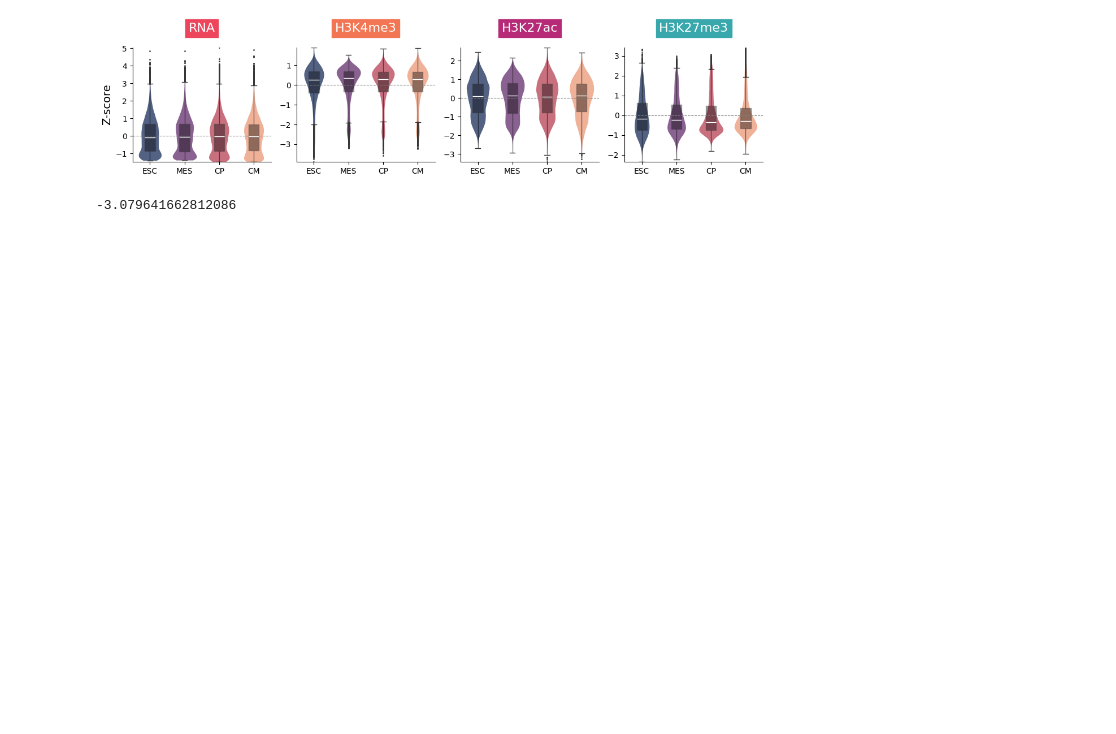
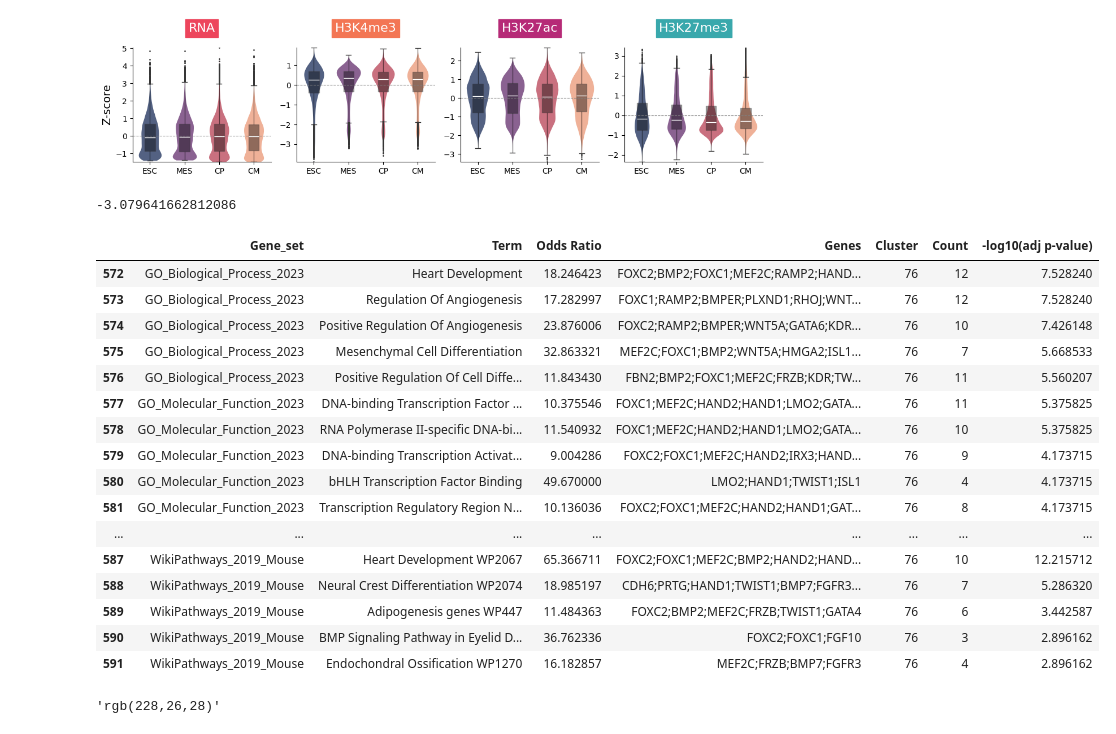
Before and after one commit to espositomario/CardioDiff-VAE-App, a Jupyter notebook: Streamlit.ipynb, the cells around one changed output. Cells and saved outputs as stored; diff of their text form; code cells hidden in the pictures; blank space fills up the shorter version.

Commit message:
Add new term enrichment plot interactivr

```diff
--- a/Streamlit.ipynb
+++ b/Streamlit.ipynb
@@ -536,3 +523,28 @@ plot_violin_box_grid(DATA, ['RNA','H3K4me3', 'H3K27ac', 'H3K27me3'], CT_LIST, HM
 DATA[Z_AVG_features].quantile([0.01]).min(axis=1)[0.01]
 # %% [output]
 -3.079641662812086
+# %%
+TOP5 = pd.read_csv("./data/TOP5_TermsPerCluster.csv", index_col=0)
+TOP5['Count'] = TOP5['Genes'].str.count(';') + 1
+TOP5['-log10(adj p-value)'] = -np.log10(TOP5['Adjusted P-value'])
+TOP5.drop(columns=['Adjusted P-value'], inplace=True)
+df= TOP5[TOP5['Cluster']==76]
+df
+# %% [output]
+|  | Gene_set | Term | Odds Ratio | Genes | Cluster | Count | -log10(adj p-value) |
+| 572 | GO_Biological_Process_2023 | Heart Development | 18.246423 | FOXC2;BMP2;FOXC1;MEF2C;RAMP2;HAND... | 76 | 12 | 7.528240 |
+| 573 | GO_Biological_Process_2023 | Regulation Of Angiogenesis | 17.282997 | FOXC1;RAMP2;BMPER;PLXND1;RHOJ;WNT... | 76 | 12 | 7.528240 |
+| 574 | GO_Biological_Process_2023 | Positive Regulation Of Angiogenesis | 23.876006 | FOXC2;RAMP2;BMPER;WNT5A;GATA6;KDR... | 76 | 10 | 7.426148 |
+| 575 | GO_Biological_Process_2023 | Mesenchymal Cell Differentiation | 32.863321 | MEF2C;FOXC1;BMP2;WNT5A;HMGA2;ISL1... | 76 | 7 | 5.668533 |
+| 576 | GO_Biological_Process_2023 | Positive Regulation Of Cell Diffe... | 11.843430 | FBN2;BMP2;FOXC1;MEF2C;FRZB;KDR;TW... | 76 | 11 | 5.560207 |
+| 577 | GO_Molecular_Function_2023 | DNA-binding Transcription Factor ... | 10.375546 | FOXC1;MEF2C;HAND2;HAND1;LMO2;GATA... | 76 | 11 | 5.375825 |
+| 578 | GO_Molecular_Function_2023 | RNA Polymerase II-specific DNA-bi... | 11.540932 | FOXC1;MEF2C;HAND2;HAND1;LMO2;GATA... | 76 | 10 | 5.375825 |
+| 579 | GO_Molecular_Function_2023 | DNA-binding Transcription Activat... | 9.004286 | FOXC2;FOXC1;MEF2C;HAND2;IRX3;HAND... | 76 | 9 | 4.173715 |
+| 580 | GO_Molecular_Function_2023 | bHLH Transcription Factor Binding | 49.670000 | LMO2;HAND1;TWIST1;ISL1 | 76 | 4 | 4.173715 |
+| 581 | GO_Molecular_Function_2023 | Transcription Regulatory Region N... | 10.136036 | FOXC2;FOXC1;MEF2C;HAND2;HAND1;GAT... | 76 | 8 | 4.173715 |
+| ... | ... | ... | ... | ... | ... | ... | ... |
+| 587 | WikiPathways_2019_Mouse | Heart Development WP2067 | 65.366711 | FOXC2;FOXC1;MEF2C;BMP2;HAND2;HAND... | 76 | 10 | 12.215712 |
+| 588 | WikiPathways_2019_Mouse | Neural Crest Differentiation WP2074 | 18.985197 | CDH6;PRTG;HAND1;TWIST1;BMP7;FGFR3... | 76 | 7 | 5.286320 |
+| 589 | WikiPathways_2019_Mouse | Adipogenesis genes WP447 | 11.484363 | FOXC2;BMP2;MEF2C;FRZB;TWIST1;GATA4 | 76 | 6 | 3.442587 |
+| 590 | WikiPathways_2019_Mouse | BMP Signaling Pathway in Eyelid D... | 36.762336 | FOXC2;FOXC1;FGF10 | 76 | 3 | 2.896162 |
+| 591 | WikiPathways_2019_Mouse | Endochondral Ossification WP1270 | 16.182857 | MEF2C;FRZB;BMP7;FGFR3 | 76 | 4 | 2.896162 |
@@ -538,0 +649,4 @@ DATA[Z_AVG_features].quantile([0.01]).min(axis=1)[0.01]
+# %%
+color_dict['GO_Biological_Process_2023']
+# %% [output]
+'rgb(228,26,28)'
```
Also changed, not shown: parts of 4 cells of this notebook, 4 other files.
